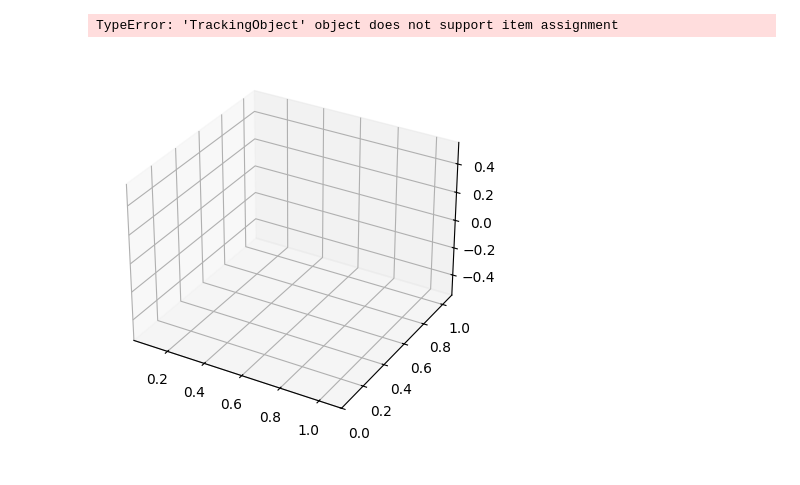
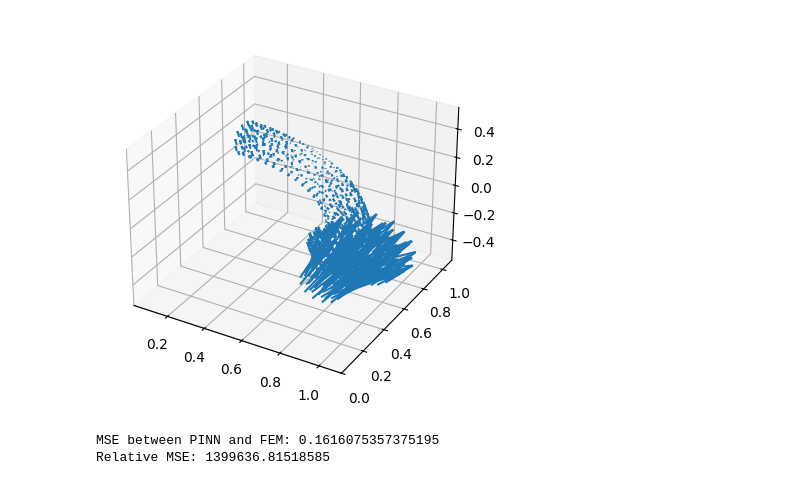
Before and after one commit to Qewton-Labs/Qewton, a Jupyter notebook: examples/PINN/stokes.ipynb, the cells around one changed output. Cells and saved outputs as stored; diff of their text form; code cells hidden in the pictures.

```diff
--- a/examples/PINN/stokes.ipynb
+++ b/examples/PINN/stokes.ipynb
@@ -47,9 +57,9 @@ plt.show()
 # %%
 model = qewton.FCN(
     in_neurons=X,
-    hidden_neurons=50,
+    hidden_neurons=25,
     out_neurons=U+P,
-    n_hidden_layers=4,
+    n_hidden_layers=6,
     activation=qewton.bb.Tanh,
 )
 # %%
@@ -78,10 +88,8 @@ def inflow_residual(u: U, x: X):  # type: ignore
 in_graph = qewton.PINNPipeline(inflow_sampler, [model],
                                 residual=inflow_residual,
                                 residual_name="InConstraint",
-                                weight=100.0)
+                                weight=1.0)
 in_constraint = in_graph.constraint
-# %% [output]
-TypeError: 'TrackingObject' object does not support item assignment
 # %%
 def no_slip_residual(u: U):  # type: ignore
     return u
@@ -125,34 +161,45 @@ trainer.run()
 # %%
 import torch
 import matplotlib.pyplot as plt
 import numpy as np
 
-model_out = model(torch.tensor(mesh_geo.mesh.vertices))[:, :3].detach()
+fem_velocity = np.load("./data/stokes_pipe/velocity.npy")
+mesh_coords = np.load("./data/stokes_pipe/mesh_coords.npy").astype(np.float32)
 
-x, y, z = mesh_geo.mesh.vertices[:, 0], mesh_geo.mesh.vertices[:, 1], mesh_geo.mesh.vertices[:, 2]
+model.to("cpu")
+model_out = model(torch.tensor(mesh_coords))[:, :3].detach().cpu()
+
+x, y, z = mesh_coords[:, 0], mesh_coords[:, 1], mesh_coords[:, 2]
 u, v, w = model_out[:, 0], model_out[:, 1], model_out[:, 2]
 
 fig = plt.figure()
 ax = fig.add_subplot(projection='3d')
 
 ax.quiver(
     x, y, z,
     u, v, w,
-    length=2.0
+    length=1.0
 )
 
 mid_x = (x.max() + x.min()) * 0.5
 mid_y = (y.max() + y.min()) * 0.5
 mid_z = (z.max() + z.min()) * 0.5
 
 max_range = (
     np.array([x.max() - x.min(), y.max() - y.min(), z.max() - z.min()]).max() / 2.0
 )
 
 ax.set_xlim(mid_x - max_range, mid_x + max_range)
 ax.set_ylim(mid_y - max_range, mid_y + max_range)
 ax.set_zlim(mid_z - max_range, mid_z + max_range)
 
 plt.show()
+error_point_wise = np.linalg.norm(model_out-fem_velocity, ord=2, axis=1)
+velocity_l2 = np.linalg.norm(fem_velocity, ord=2, axis=1)
+mse_error = np.mean(error_point_wise**2)
+print("MSE between PINN and FEM:", mse_error)
+print("Relative MSE:", np.mean((error_point_wise / (velocity_l2 + 1.e-4))**2))
 # %% [output]
-[figure, old version]
+[figure, new version]
+MSE between PINN and FEM: 0.1616075357375195
+Relative MSE: 1399636.81518585
```
Also changed, not shown: parts of 11 cells of this notebook, 19 other files.
